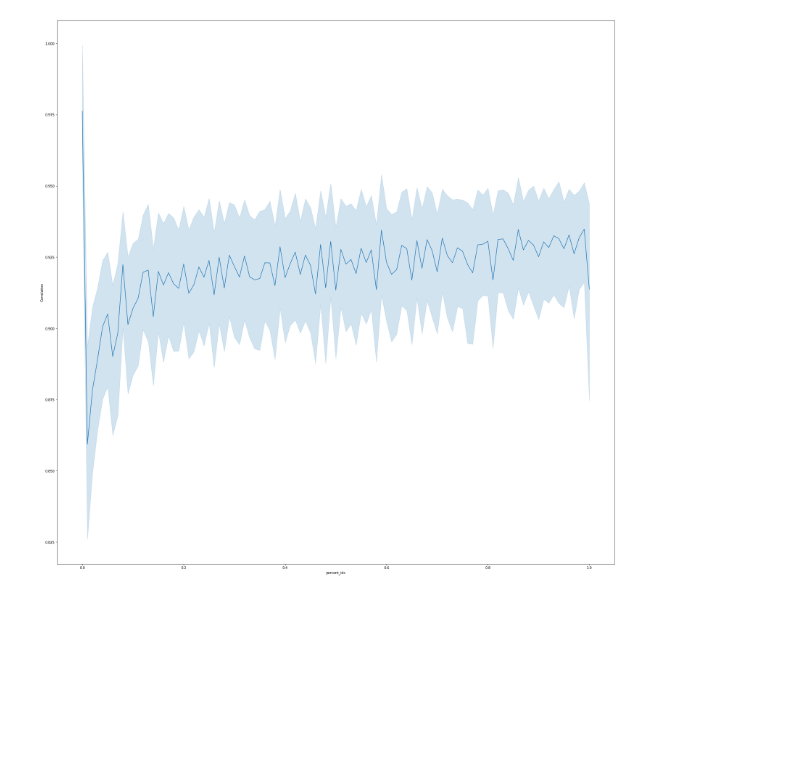
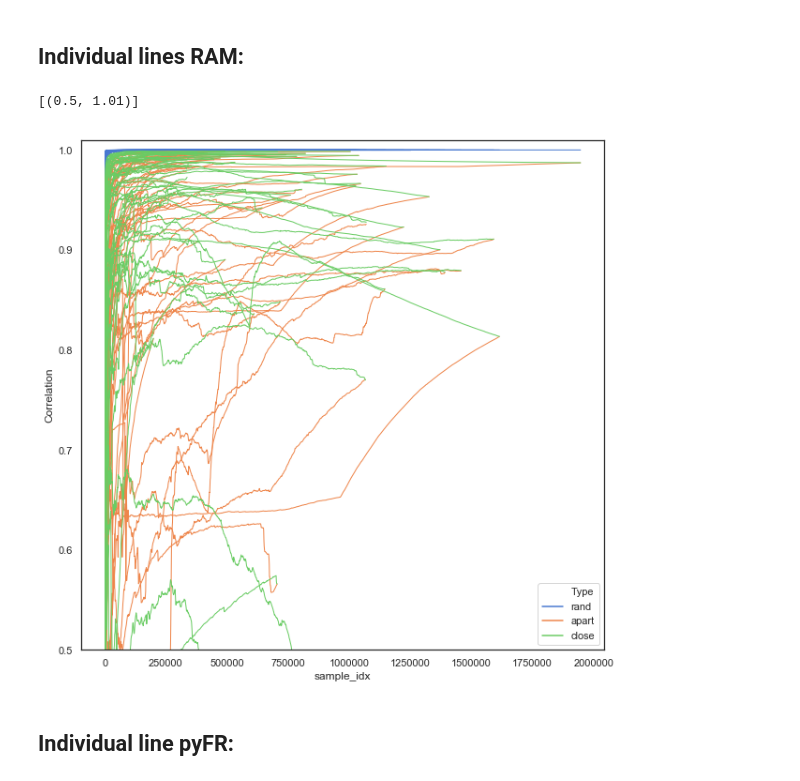
Before and after one commit to ContextLab/supereeg_paper, a Jupyter notebook: code/notebooks/stability.ipynb, the cells around one changed output. Cells and saved outputs as stored; diff of their text form; code cells hidden in the pictures; blank space fills up the shorter version.

```diff
--- a/code/notebooks/stability.ipynb
+++ b/code/notebooks/stability.ipynb
@@ -27,8 +56,8 @@ chunk_size=10000
 # %%
 RAM_t_df['time_idx'] = RAM_t_df.index
-RAM_t_df['sample_idx'] = (RAM_t_df.index * 10000) + 10000
+RAM_t_df['sample_idx'] = (RAM_t_df.index * 1000)+ 1000
 RAM_t_df['percent_idx'] = np.round((RAM_t_df.sample_idx / (RAM_t_df.samples/2)), decimals=2)
-RAM_t_df['second_idx'] = ((RAM_t_df.index * 10000) + 10000/RAM_t_df.sample_rate)
+RAM_t_df['second_idx'] = RAM_t_df['sample_idx']/RAM_t_df.sample_rate
 # %%
 RAM_t_df_long = RAM_t_df.melt(id_vars=['Subject', 'sample_rate', 'samples','time_idx', 'sample_idx', 'percent_idx', 'second_idx'],
                               var_name='Type', value_name='Correlation')
@@ -84,7 +187,14 @@ try_group
+# %% [markdown]
+## Individual lines RAM:
 # %%
-fig, ax = plt.subplots(figsize=[30,30])
-ax = sns.lineplot(x="percent_idx", y="Correlation", data=RAM_t_df_long)
+fig, ax = plt.subplots(figsize=[10,10])
+ax = sns.lineplot(x="sample_idx", y="Correlation",
+                  hue="Type",units="Subject", estimator=None, lw=1,data=RAM_t_df_long)
+ax.set(ylim=(.5, 1.01))
 # %% [output]
+[(0.5, 1.01)]
-[figure, old version]
+[figure, new version]
+# %% [markdown]
+## Individual line pyFR:
 # %%
 fig, ax = plt.subplots(figsize=[10,10])
```
Also changed, not shown: parts of 58 cells of this notebook, 27 other files.
